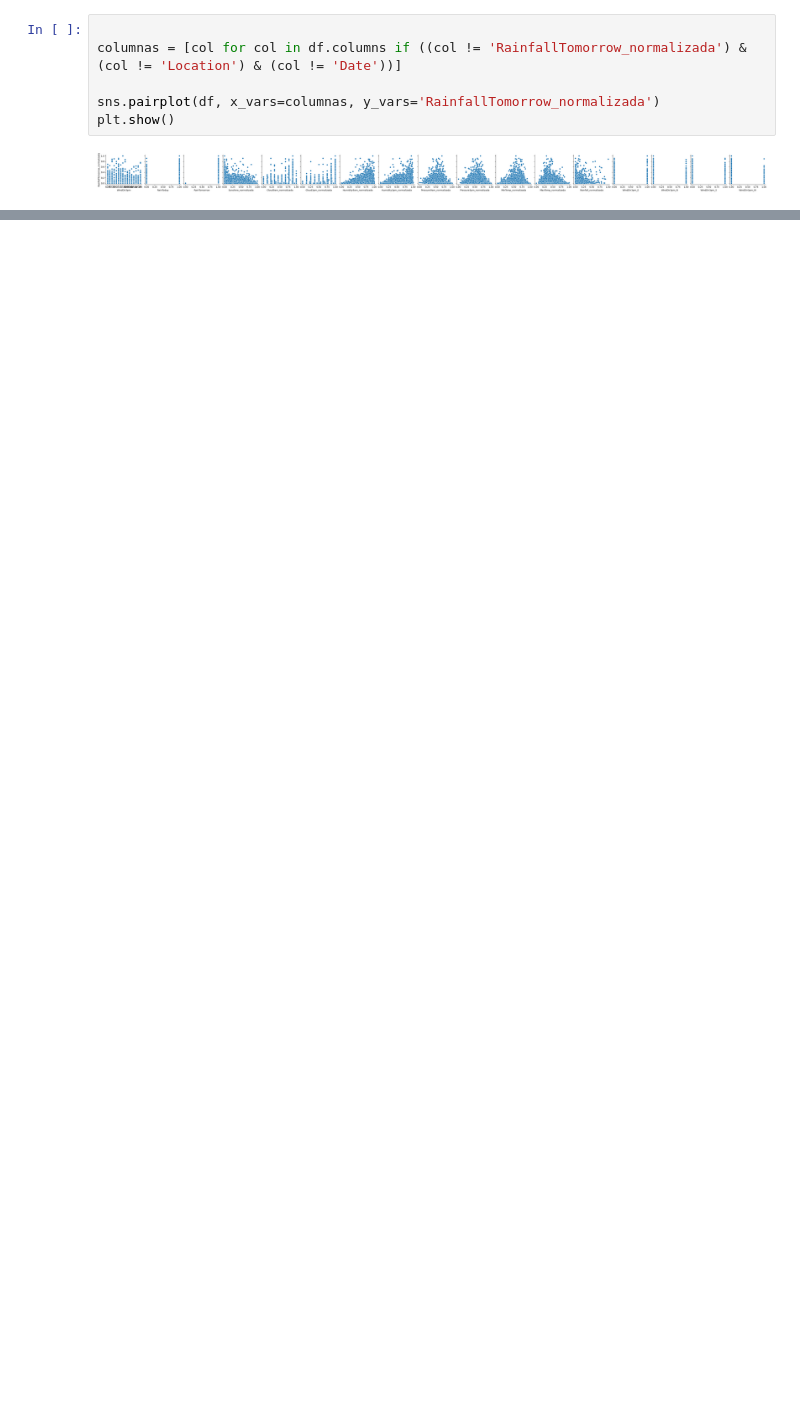
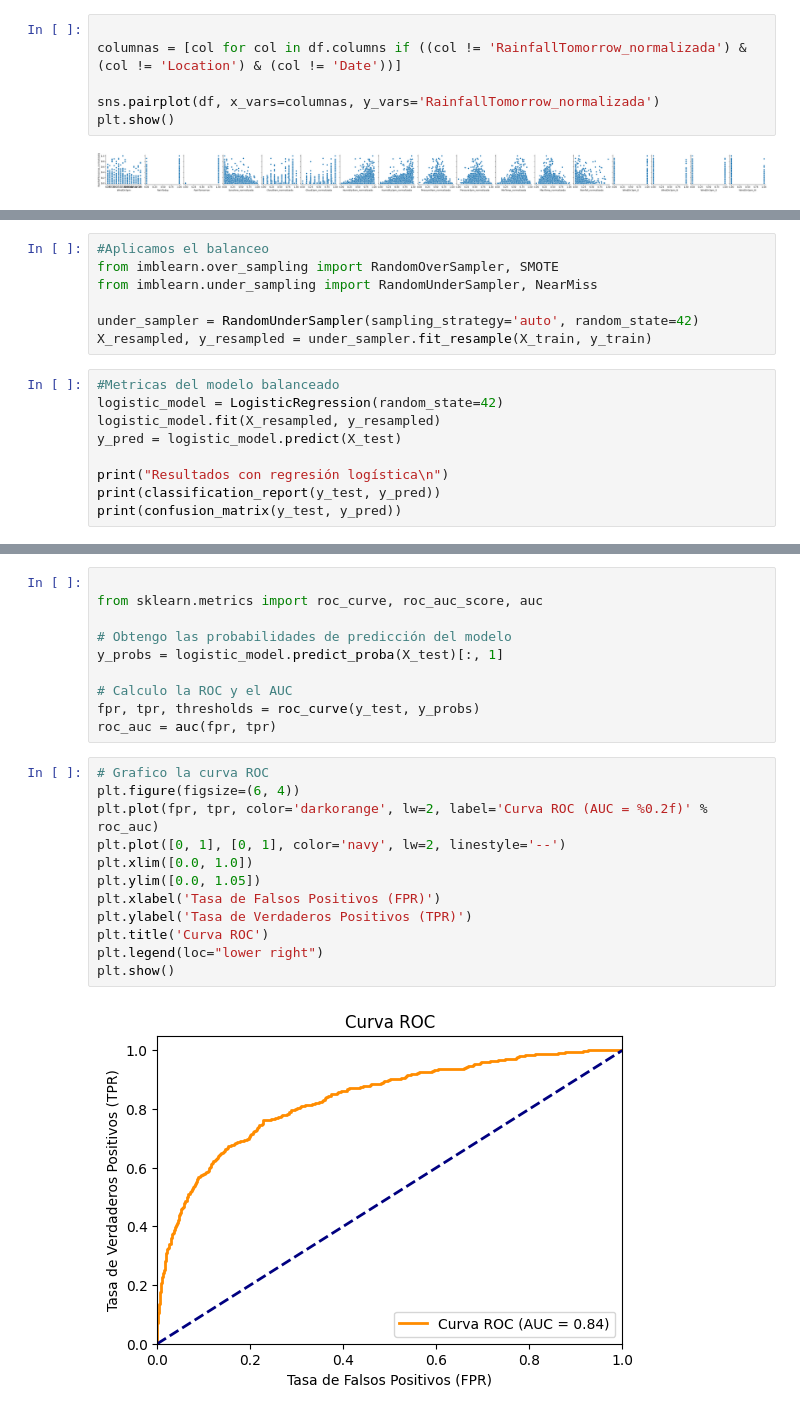
Before and after one commit to maxeder87/TP_Aprendizaje, a Jupyter notebook: TP1_AprendizajeAutomatico.ipynb, the cells around one changed output, grey strips where cells are left out. Cells and saved outputs as stored; diff of their text form; blank space fills up the shorter version.

```diff
--- a/TP1_AprendizajeAutomatico.ipynb
+++ b/TP1_AprendizajeAutomatico.ipynb
@@ -588,0 +661,16 @@ Coeficiente de determinación (R2) (Elastic Net): 0.06076168379297342
+# %%
+#Aplicamos el balanceo
+from imblearn.over_sampling import RandomOverSampler, SMOTE
+from imblearn.under_sampling import RandomUnderSampler, NearMiss
+
+under_sampler = RandomUnderSampler(sampling_strategy='auto', random_state=42)
+X_resampled, y_resampled = under_sampler.fit_resample(X_train, y_train)
+# %%
+#Metricas del modelo balanceado
+logistic_model = LogisticRegression(random_state=42)
+logistic_model.fit(X_resampled, y_resampled)
+y_pred = logistic_model.predict(X_test)
+
+print("Resultados con regresión logística\n")
+print(classification_report(y_test, y_pred))
+print(confusion_matrix(y_test, y_pred))
@@ -588,0 +691,24 @@ Coeficiente de determinación (R2) (Elastic Net): 0.06076168379297342
+# %%
+
+from sklearn.metrics import roc_curve, roc_auc_score, auc
+
+# Obtengo las probabilidades de predicción del modelo
+y_probs = logistic_model.predict_proba(X_test)[:, 1]
+
+# Calculo la ROC y el AUC
+fpr, tpr, thresholds = roc_curve(y_test, y_probs)
+roc_auc = auc(fpr, tpr)
+# %%
+# Grafico la curva ROC
+plt.figure(figsize=(6, 4))
+plt.plot(fpr, tpr, color='darkorange', lw=2, label='Curva ROC (AUC = %0.2f)' % roc_auc)
+plt.plot([0, 1], [0, 1], color='navy', lw=2, linestyle='--')
+plt.xlim([0.0, 1.0])
+plt.ylim([0.0, 1.05])
+plt.xlabel('Tasa de Falsos Positivos (FPR)')
+plt.ylabel('Tasa de Verdaderos Positivos (TPR)')
+plt.title('Curva ROC')
+plt.legend(loc="lower right")
+plt.show()
+# %% [output]
+[figure, added]
```
Also changed, not shown: parts of 23 cells of this notebook.
